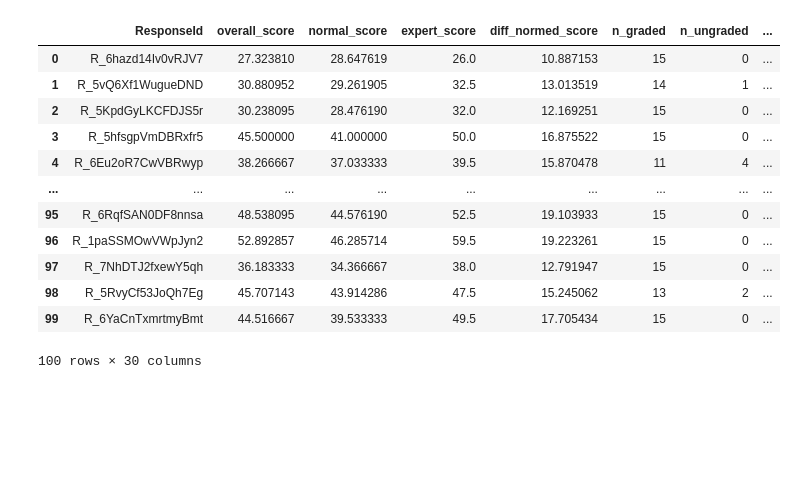
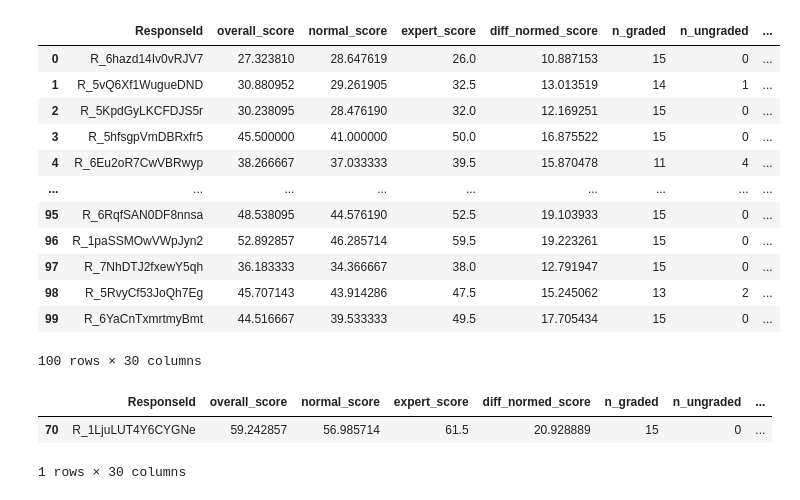
Before and after one commit to morgannmccarty/phantasia_data_analysis, a Jupyter notebook: data_analysis.ipynb, the cells around one changed output. Drawn from its saved outputs; the diff is of its cells as text; code cells hidden in the pictures; blank space fills up the shorter version.

```diff
--- a/data_analysis.ipynb
+++ b/data_analysis.ipynb
@@ -996,6 +878,7 @@ def parse_block(col_name: str, block_list: list):
     return bnum if bnum in block_list else None
 # %%
 def sort_blocks(df, block_list):
+    """Sort the data by blocks"""
     block_cols = []
     for i, col in enumerate(df.columns):
         if col == 'ResponseId' or col == 'Model':
@@ -1007,6 +890,7 @@ def sort_blocks(df, block_list):
     return block_cols
 # %%
 def build_lookup(df):
+    """Create a lookup table for grading"""
     new_df = pd.DataFrame()
     new_df["_block_num"] = pd.to_numeric(df["block_num"], errors="coerce")
     new_df["_label_norm"] = df["label"].map(norm_text)
@@ -1027,6 +911,8 @@ def build_lookup(df):
             for b, l, m, e, a, mc1, mc2, mc3, mc4, mc5, mc6, mc7, ec1, ec2 in new_df.itertuples(index=False, name=None)}
 # %%
 def grade(responses_df, means_df, key_col, block_list=ALL_BLOCKS) -> tuple:
+    """Grade the responses using the crowdsourced responses for a given
+       dataset (typed by key_col) over a given list of blocks (ALL_BLOCKS) by default."""
     usable_means = build_lookup(means_df)
     block_cols = sort_blocks(responses_df, block_list)
     result_list = []
@@ -1723,6 +1615,14 @@ h_graded_results_vviq
 | 98 | R_5RvyCf53JoQh7Eg | 45.707143 | 43.914286 | 47.5 | 15.245062 | 13 | 2 | ... |
 | 99 | R_6YaCnTxmrtmyBmt | 44.516667 | 39.533333 | 49.5 | 17.705434 | 15 | 0 | ... |
 100 rows × 30 columns
+# %%
+aphant = h_graded_results_vviq.loc[h_graded_results_vviq["VVIQ_sum"] == 16]
+aphant.to_csv("output_csvs/aphant.csv")
+aphant
+# %% [output]
+|  | ResponseId | overall_score | normal_score | expert_score | diff_normed_score | n_graded | n_ungraded | ... |
+| 70 | R_1LjuLUT4Y6CYGNe | 59.242857 | 56.985714 | 61.5 | 20.928889 | 15 | 0 | ... |
+1 rows × 30 columns
 # %%
 corr_sum = h_graded_results_vviq.corr(numeric_only=True)
 corr_sum
```
Also changed, not shown: parts of 25 cells of this notebook, 33 other files.
